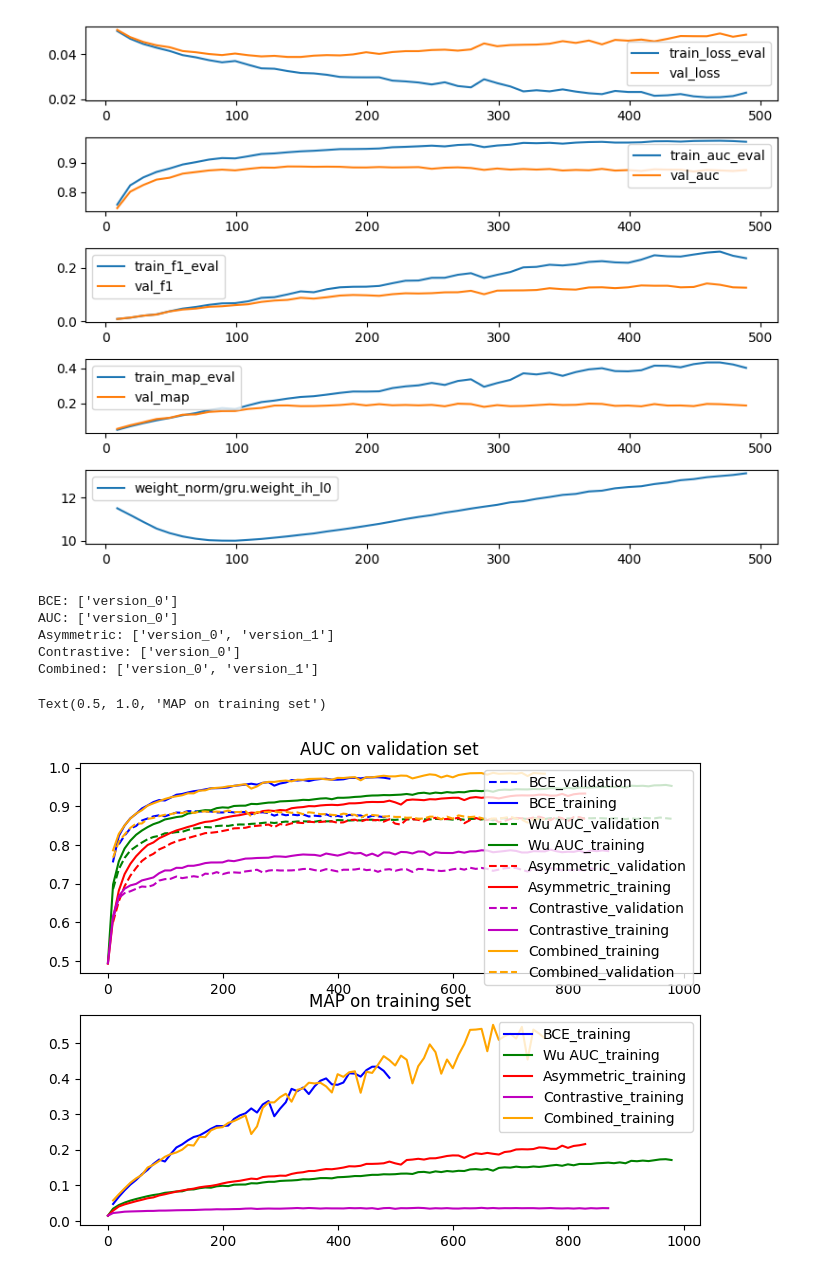
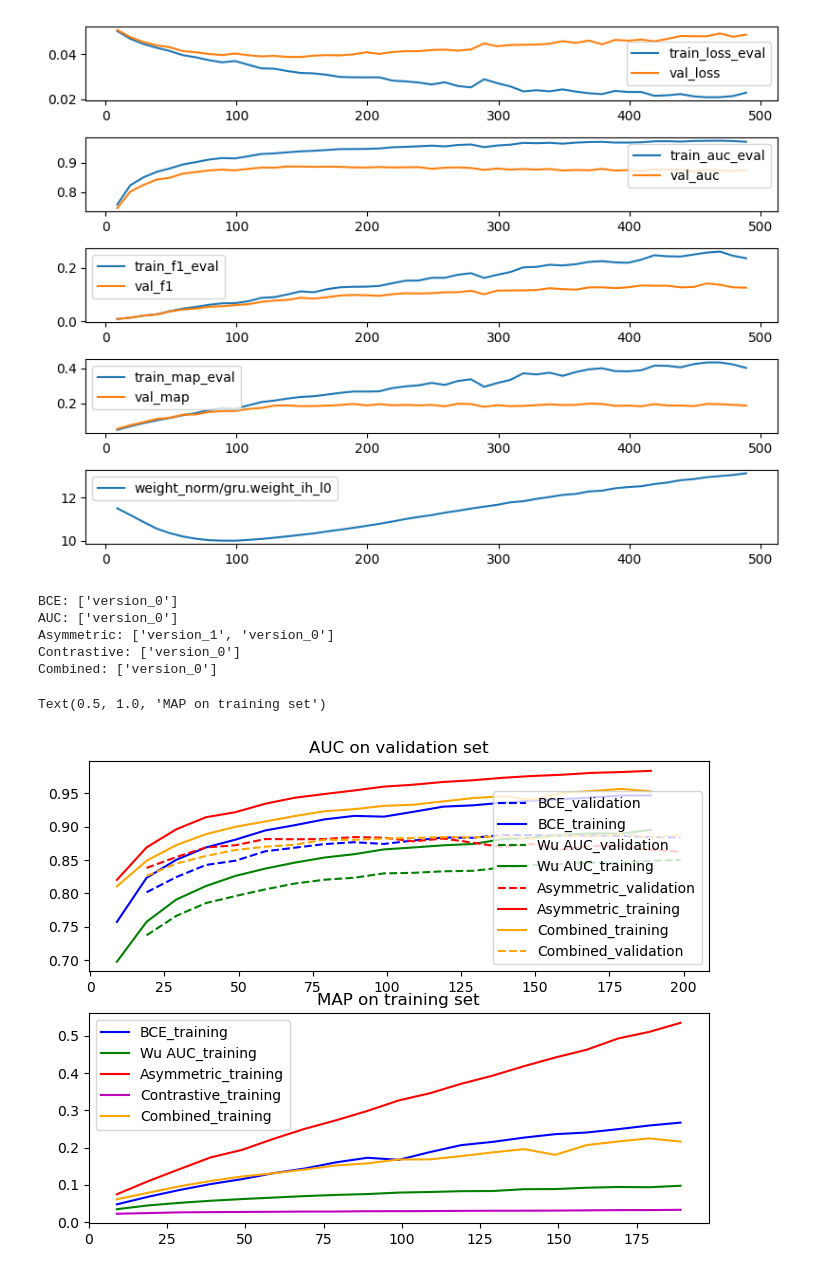
Before and after one commit to JoseFRuiz/audio-classification, a Jupyter notebook: performance.ipynb, the cells around one changed output. Saved outputs shown, nothing was run; the diff lists cells and outputs as text; code cells hidden in the pictures.

```diff
--- a/performance.ipynb
+++ b/performance.ipynb
@@ -91,9 +91,9 @@ plt.tight_layout()
 # %%
 exp_bce = "gru_029"
 exp_auc = "gru_031"
-exp_asymmetric = "gru_036"
+exp_asymmetric = "gru_032"
 exp_contrastive = "gru_033"
-exp_combined = "gru_037"
+exp_combined = "gru_038"
 print("BCE:", os.listdir(os.path.join(exp_bce,"metrics")))
 print("AUC:", os.listdir(os.path.join(exp_auc,"metrics")))
 print("Asymmetric:", os.listdir(os.path.join(exp_asymmetric,"metrics")))
@@ -103,7 +103,7 @@ pathfile_bce = os.path.join(exp_bce,"metrics","version_0","metrics.csv")
 pathfile_auc = os.path.join(exp_auc,"metrics","version_0","metrics.csv")
 pathfile_asymmetric = os.path.join(exp_asymmetric,"metrics","version_1","metrics.csv")
 pathfile_contrastive = os.path.join(exp_contrastive,"metrics","version_0","metrics.csv")
-pathfile_combined = os.path.join(exp_combined,"metrics","version_1","metrics.csv")
+pathfile_combined = os.path.join(exp_combined,"metrics","version_0","metrics.csv")
 df_bce = pd.read_csv(pathfile_bce)
 df_auc = pd.read_csv(pathfile_auc)
 df_asymmetric = pd.read_csv(pathfile_asymmetric)
@@ -112,88 +112,91 @@ df_combined = pd.read_csv(pathfile_combined)
 # %% [output]
 BCE: ['version_0']
 AUC: ['version_0']
-Asymmetric: ['version_0', 'version_1']
+Asymmetric: ['version_1', 'version_0']
 Contrastive: ['version_0']
-Combined: ['version_0', 'version_1']
+Combined: ['version_0']
 # %%
 plt.figure(figsize=(8, 6))
 plt.subplot(211)
 
+ini_epoch = 1
+last_epoch = 20
+
 x, y = df_bce["epoch"], df_bce["val_auc"]
 x = x[y.notna()]
 y = y[y.notna()]
-plt.plot(x[1:], y[1:], "b--", label="BCE_validation")
+plt.plot(x.values[ini_epoch:last_epoch], y.values[ini_epoch:last_epoch], "b--", label="BCE_validation")
 x, y = df_bce["epoch"], df_bce["train_auc_eval"]
 x = x[y.notna()]
 y = y[y.notna()]
-plt.plot(x[1:], y[1:], "b-", label="BCE_training")
+plt.plot(x.values[ini_epoch:last_epoch], y.values[ini_epoch:last_epoch], "b-", label="BCE_training")
 
 x, y = df_auc["epoch"], df_auc["val_auc"]
 x = x[y.notna()]
 y = y[y.notna()]
-plt.plot(x, y, "g--", label="Wu AUC_validation")
+plt.plot(x.values[ini_epoch:last_epoch], y.values[ini_epoch:last_epoch], "g--", label="Wu AUC_validation")
 x, y = df_auc["epoch"], df_auc["train_auc_eval"]
 x = x[y.notna()]
 y = y[y.notna()]
-plt.plot(x, y, "g-", label="Wu AUC_training")
+plt.plot(x.values[ini_epoch:last_epoch], y.values[ini_epoch:last_epoch], "g-", label="Wu AUC_training")
 
 x, y = df_asymmetric["epoch"], df_asymmetric["val_auc"]
 x = x[y.notna()]
 y = y[y.notna()]
-plt.plot(x, y, "r--", label="Asymmetric_validation")
+plt.plot(x.values[ini_epoch:last_epoch], y.values[ini_epoch:last_epoch], "r--", label="Asymmetric_validation")
 x, y = df_asymmetric["epoch"], df_asymmetric["train_auc_eval"]
 x = x[y.notna()]
 y = y[y.notna()]
-plt.plot(x, y, "r-", label="Asymmetric_training")
+plt.plot(x.values[ini_epoch:last_epoch], y.values[ini_epoch:last_epoch], "r-", label="Asymmetric_training")
 
-x, y = df_contrastive["epoch"], df_contrastive["val_auc"]
-x = x[y.notna()]
-y = y[y.notna()]
-plt.plot(x, y, "m--", label="Contrastive_validation")
-x, y = df_contrastive["epoch"], df_contrastive["train_auc_eval"]
-x = x[y.notna()]
-y = y[y.notna()]
-plt.plot(x, y, "m-", label="Contrastive_training")
+# x, y = df_contrastive["epoch"], df_contrastive["val_auc"]
+# x = x[y.notna()]
+# y = y[y.notna()]
+# plt.plot(x.values[ini_epoch:last_epoch], y.values[ini_epoch:last_epoch], "m--", label="Contrastive_validation")
+# x, y = df_contrastive["epoch"], df_contrastive["train_auc_eval"]
+# x = x[y.notna()]
+# y = y[y.notna()]
+# plt.plot(x.values[ini_epoch:last_epoch], y.values[ini_epoch:last_epoch], "m-", label="Contrastive_training")
 
 x, y = df_combined["epoch"], df_combined["train_auc_eval"]
 x = x[y.notna()]
 y = y[y.notna()]
-plt.plot(x[1:], y[1:], color="orange", linestyle="-", label="Combined_training")
+plt.plot(x.values[ini_epoch:last_epoch], y.values[ini_epoch:last_epoch], color="orange", linestyle="-", label="Combined_training")
 x, y = df_combined["epoch"], df_combined["val_auc"]
 x = x[y.notna()]
 y = y[y.notna()]
-plt.plot(x, y, color="orange", linestyle="--", label="Combined_validation")
+plt.plot(x.values[ini_epoch:last_epoch], y.values[ini_epoch:last_epoch], color="orange", linestyle="--", label="Combined_validation")
 
 plt.legend()
 plt.title("AUC on validation set")
 
 plt.subplot(212)
 x, y = df_bce["epoch"], df_bce["train_map_eval"]
 x = x[y.notna()]
 y = y[y.notna()]
-plt.plot(x[1:], y[1:], "b-", label="BCE_training")
+plt.plot(x.values[ini_epoch:last_epoch], y.values[ini_epoch:last_epoch], "b-", label="BCE_training")
 x, y = df_auc["epoch"], df_auc["train_map_eval"]
 x = x[y.notna()]
 y = y[y.notna()]
-plt.plot(x, y, "g-", label="Wu AUC_training")
+plt.plot(x.values[ini_epoch:last_epoch], y.values[ini_epoch:last_epoch], "g-", label="Wu AUC_training")
 
 x, y = df_asymmetric["epoch"], df_asymmetric["train_map_eval"]
 x = x[y.notna()]
 y = y[y.notna()]
-plt.plot(x, y, "r-", label="Asymmetric_training")
+plt.plot(x.values[ini_epoch:last_epoch], y.values[ini_epoch:last_epoch], "r-", label="Asymmetric_training")
 
 x, y = df_contrastive["epoch"], df_contrastive["train_map_eval"]
 x = x[y.notna()]
 y = y[y.notna()]
-plt.plot(x, y, "m-", label="Contrastive_training")
+plt.plot(x.values[ini_epoch:last_epoch], y.values[ini_epoch:last_epoch], "m-", label="Contrastive_training")
 
 x, y = df_combined["epoch"], df_combined["train_map_eval"]
 x = x[y.notna()]
 y = y[y.notna()]
-plt.plot(x[1:], y[1:], color="orange", linestyle="-", label="Combined_training")
+plt.plot(x.values[ini_epoch:last_epoch], y.values[ini_epoch:last_epoch], color="orange", linestyle="-", label="Combined_training")
 
 plt.legend()
 plt.title("MAP on training set")
 # %% [output]
 Text(0.5, 1.0, 'MAP on training set')
-[figure, old version]
+[figure, new version]
```
Also changed, not shown: 10 other files.
